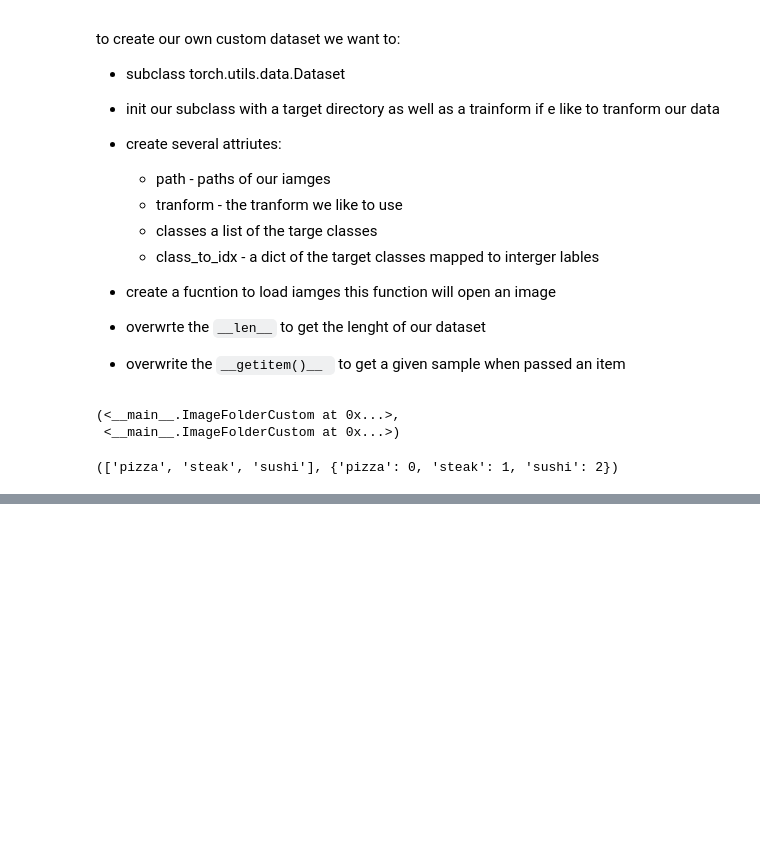
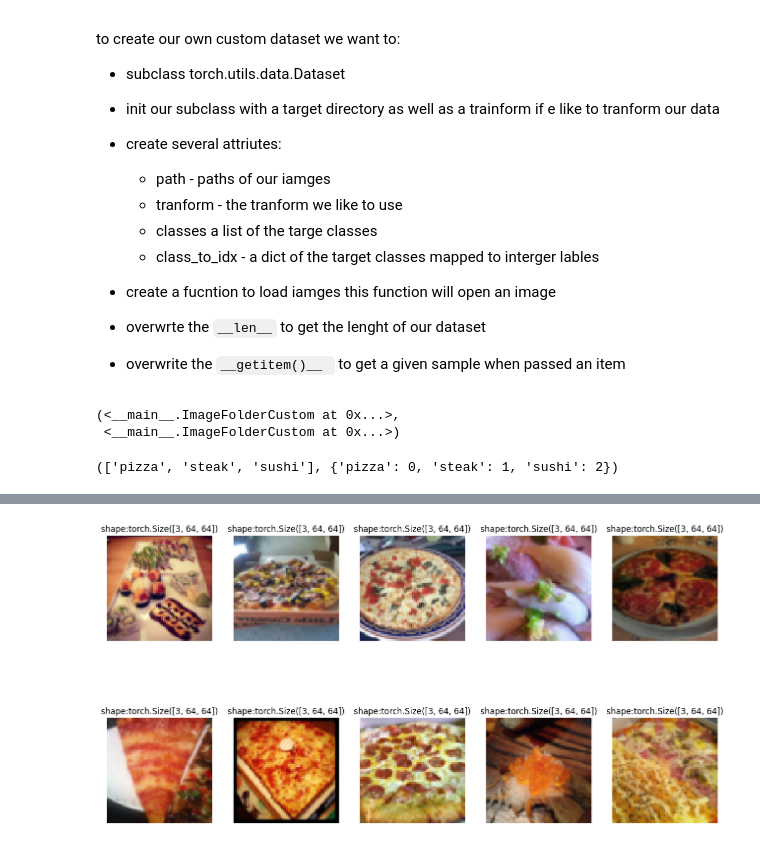
Before and after one commit to lewisnjue/AI, a Jupyter notebook: pytorch_datasets_.ipynb, the cells around one changed output, grey strips where cells are left out. Saved outputs shown, nothing was run; the diff lists cells and outputs as text; code cells hidden in the pictures; blank space fills up the shorter version.

```diff
--- a/pytorch_datasets_.ipynb
+++ b/pytorch_datasets_.ipynb
@@ -577,7 +577,6 @@ to create our own custom dataset we want to:
 
 - overwrite the `__getitem()__ ` to get a given sample when passed an item
 # %%
-# write a custom dataset class
 from torch.utils.data import Dataset
 # subclass torch.utils.data.Dataset
 class ImageFolderCustom(Dataset):
@@ -588,15 +587,15 @@ class ImageFolderCustom(Dataset):
     self.classes, self.class_to_idx = find_classes(target_dir)
   def load_image(self, index:int) -> Image.Image:
     "Opens an image via a path and returns it."
-    image_path = self.paths[index]
+    image_path = self.path[index]
     return Image.open(image_path)
   def __len__(self) -> int:
     "Returns the total number of samples."
-    return len(self.paths)
+    return len(self.path)
   def __getitem__(self, index:int) -> Tuple[torch.Tensor, int]:
     "Returns one sample of data, data and label (X, y)."
     img = self.load_image(index)
-    class_name = self.paths[index].parent.name
+    class_name = self.path[index].parent.name
     class_idx = self.class_to_idx[class_name]
 
     if self.transform:
@@ -629,0 +680,5 @@ train_data_custom.classes, train_data_custom.class_to_idx
+# %%
+# display reanomd igae from IMageFOlderCUsotom dataset
+display_random_images(train_data_custom, train_data_custom.classes)
+# %% [output]
+[figure, added]
```
Also changed, not shown: parts of 3 cells of this notebook.
